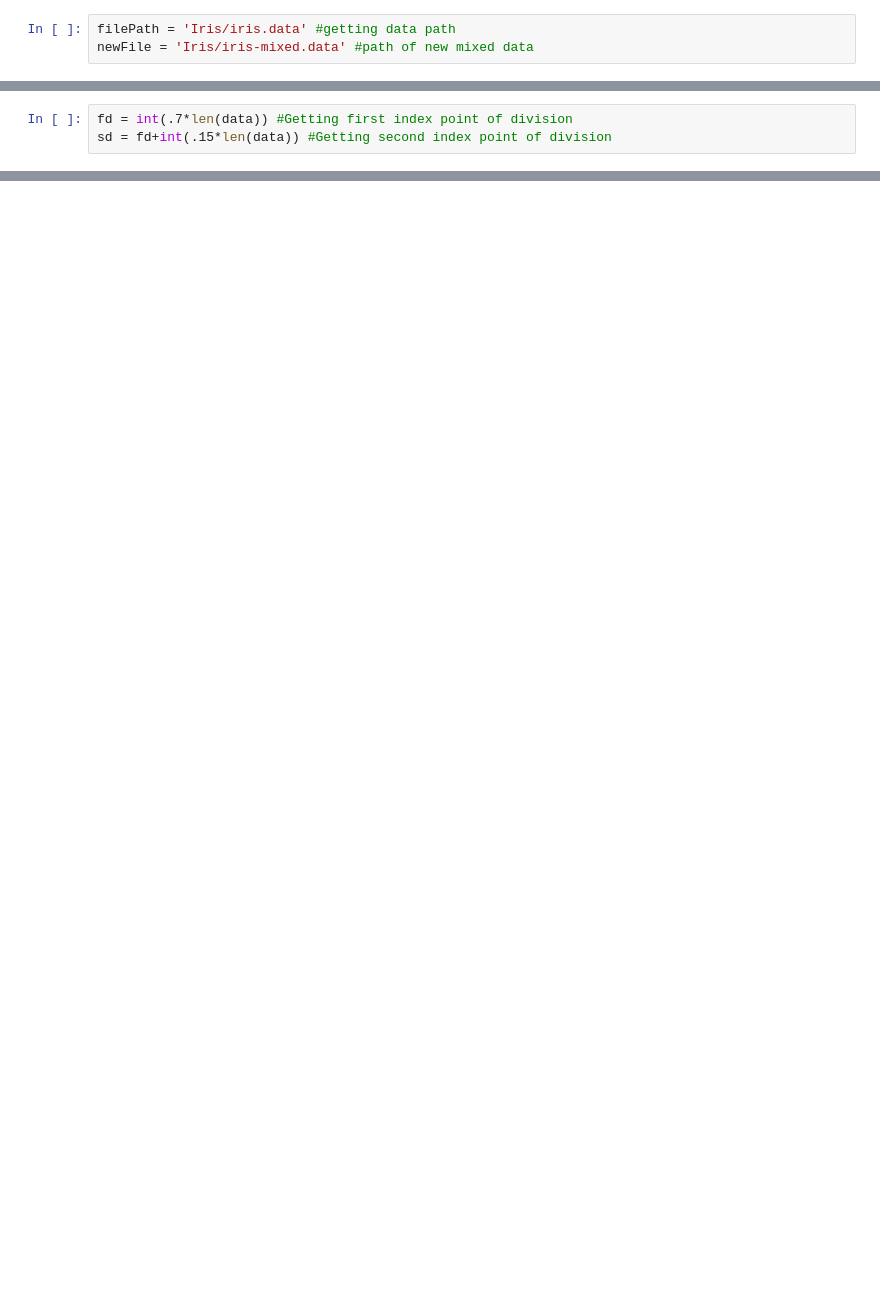
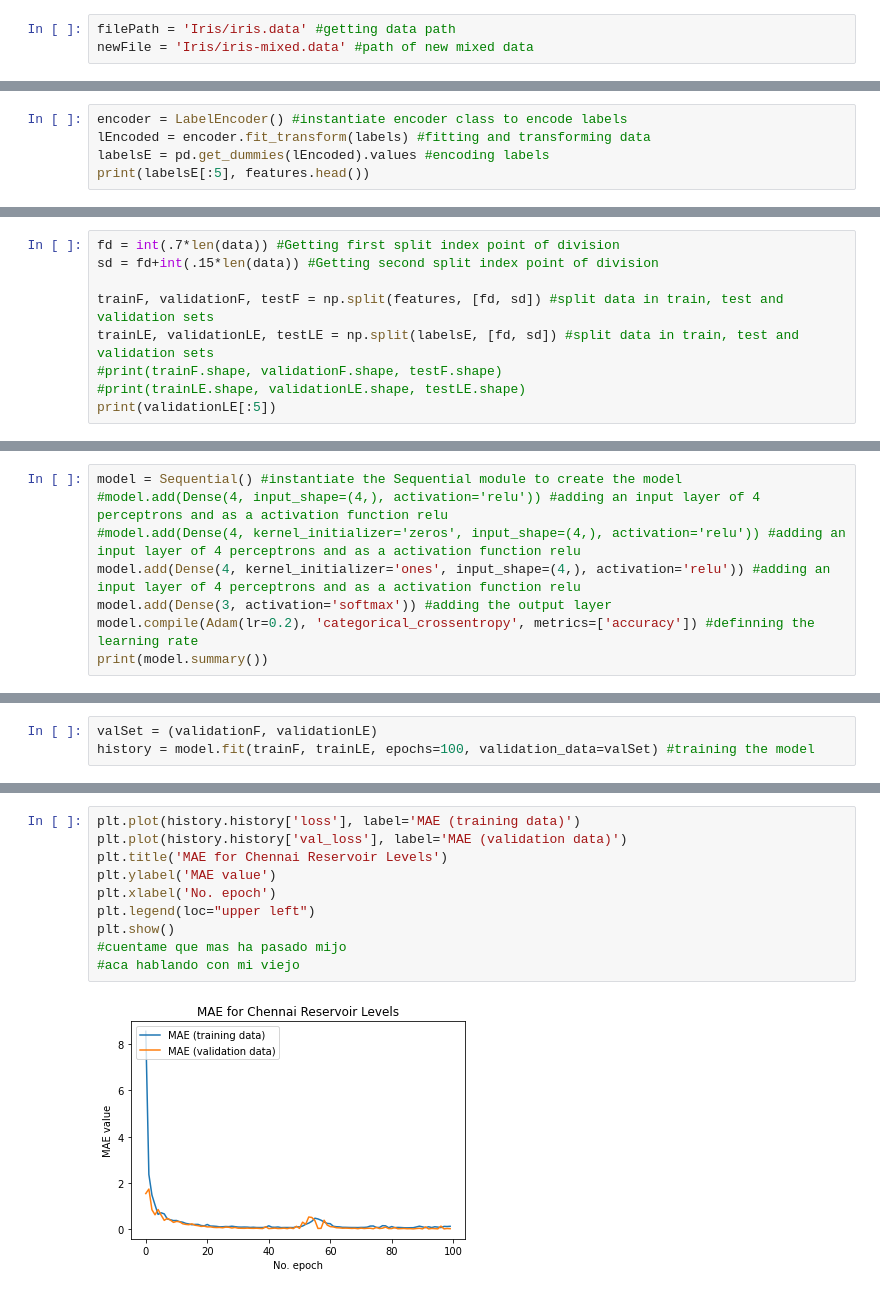
Before and after one commit to cesaromano/Neuronal-Network, a Jupyter notebook: Iris/irisNB.ipynb, the cells around one changed output, grey strips where cells are left out. Drawn from its saved outputs; the diff is of its cells as text; blank space fills up the shorter version.

```diff
--- a/Iris/irisNB.ipynb
+++ b/Iris/irisNB.ipynb
@@ -14,0 +43,5 @@ data = pd.read_csv(filePath, names=["sl", "sw", "pl", "pw", "label"]) #read data
+# %%
+encoder = LabelEncoder() #instantiate encoder class to encode labels
+lEncoded = encoder.fit_transform(labels) #fitting and transforming data
+labelsE = pd.get_dummies(lEncoded).values #encoding labels
+print(labelsE[:5], features.head())
@@ -15,3 +83,9 @@ data = pd.read_csv(filePath, names=["sl", "sw", "pl", "pw", "label"]) #read data
 # %%
-fd = int(.7*len(data)) #Getting first index point of division
-sd = fd+int(.15*len(data)) #Getting second index point of division
+fd = int(.7*len(data)) #Getting first split index point of division
+sd = fd+int(.15*len(data)) #Getting second split index point of division
+
+trainF, validationF, testF = np.split(features, [fd, sd]) #split data in train, test and validation sets
+trainLE, validationLE, testLE = np.split(labelsE, [fd, sd]) #split data in train, test and validation sets
+#print(trainF.shape, validationF.shape, testF.shape)
+#print(trainLE.shape, validationLE.shape, testLE.shape)
+print(validationLE[:5])
@@ -48,0 +98,8 @@ AttributeError: module 'tensorflow.keras' has no attribute 'model'
+# %%
+model = Sequential() #instantiate the Sequential module to create the model
+#model.add(Dense(4, input_shape=(4,), activation='relu')) #adding an input layer of 4 perceptrons and as a activation function relu
+#model.add(Dense(4, kernel_initializer='zeros', input_shape=(4,), activation='relu')) #adding an input layer of 4 perceptrons and as a activation function relu
+model.add(Dense(4, kernel_initializer='ones', input_shape=(4,), activation='relu')) #adding an input layer of 4 perceptrons and as a activation function relu
+model.add(Dense(3, activation='softmax')) #adding the output layer
+model.compile(Adam(lr=0.2), 'categorical_crossentropy', metrics=['accuracy']) #definning the learning rate
+print(model.summary())
@@ -48,0 +121,3 @@ AttributeError: module 'tensorflow.keras' has no attribute 'model'
+# %%
+valSet = (validationF, validationLE)
+history = model.fit(trainF, trainLE, epochs=100, validation_data=valSet) #training the model
@@ -48,0 +185,12 @@ AttributeError: module 'tensorflow.keras' has no attribute 'model'
+# %%
+plt.plot(history.history['loss'], label='MAE (training data)')
+plt.plot(history.history['val_loss'], label='MAE (validation data)')
+plt.title('MAE for Chennai Reservoir Levels')
+plt.ylabel('MAE value')
+plt.xlabel('No. epoch')
+plt.legend(loc="upper left")
+plt.show()
+#cuentame que mas ha pasado mijo
+#aca hablando con mi viejo
+# %% [output]
+[figure, added]
```
Also changed, not shown: parts of 15 cells of this notebook, 1 other file.
